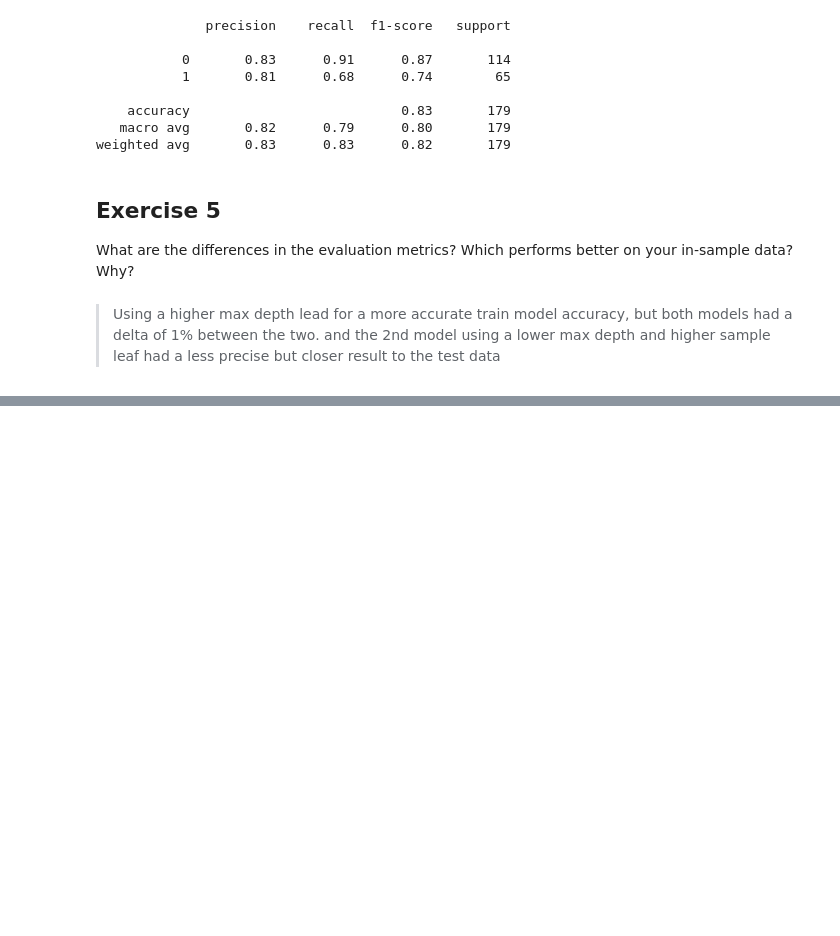
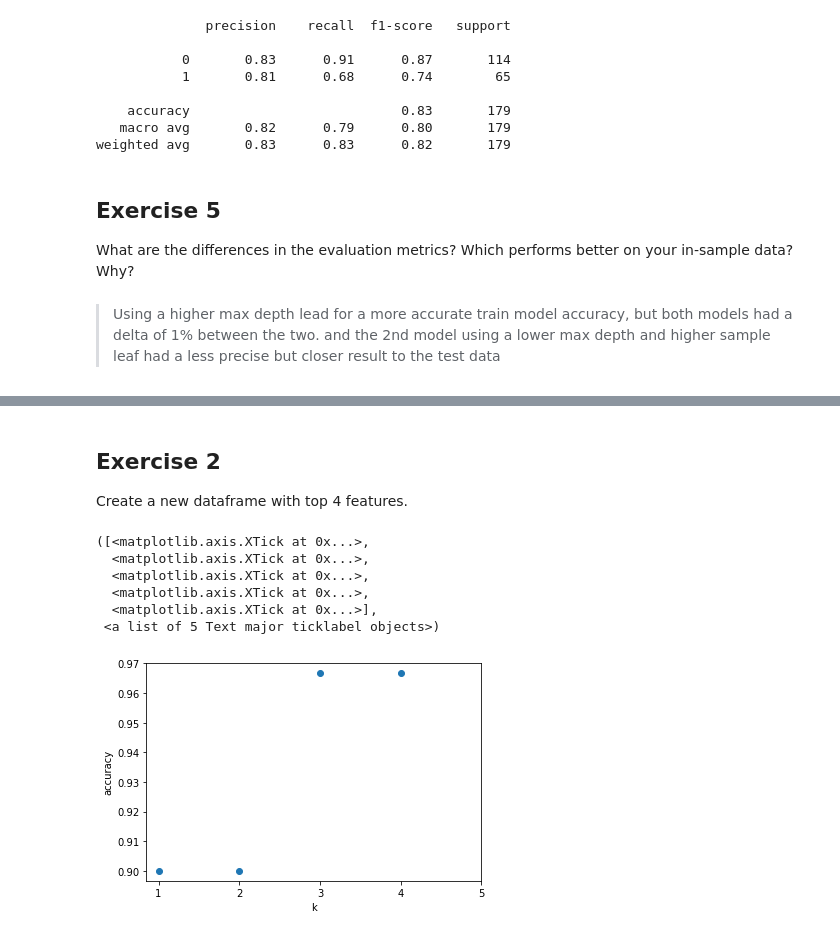
Before and after one commit to jivemachine/ds-methodologies-exercises, a Jupyter notebook: classification/model.ipynb, the cells around one changed output, grey strips where cells are left out. Saved outputs shown, nothing was run; the diff lists cells and outputs as text; code cells hidden in the pictures; blank space fills up the shorter version.

Commit message:
Added KNN exercises

```diff
--- a/classification/model.ipynb
+++ b/classification/model.ipynb
@@ -850,0 +1044,4 @@ What are the differences in the evaluation metrics? Which performs better on you
+# %%
+# selecting our object and fitting our data
+knn = KNeighborsClassifier(n_neighbors=20)
+knn.fit(X_train, y_train)
@@ -850,0 +1118,5 @@ What are the differences in the evaluation metrics? Which performs better on you
+# %%
+iris_df = get_iris_data()
+
+
+iris_train, iris_test = train_test_split(iris_df, random_state=123, test_size=0.2)
@@ -850,0 +1132,7 @@ What are the differences in the evaluation metrics? Which performs better on you
+# %%
+iris_X_train = iris_train[['sepal_length', 'sepal_width', 'petal_length', 'petal_width']]
+iris_y_train = iris_train[['species_name']]
+iris_X_test = iris_test[['sepal_length', 'sepal_width', 'petal_length', 'petal_width']]
+iris_y_test = iris_test[['species_name']]
+# %%
+knn.fit(iris_X_train, iris_y_train)
@@ -850,0 +1165,23 @@ What are the differences in the evaluation metrics? Which performs better on you
+# %% [markdown]
+## Exercise 2
+Create a new dataframe with top 4 features.
+# %%
+k_range = range(1, 5)
+scores = []
+for k in k_range:
+    knn = KNeighborsClassifier(n_neighbors = k)
+    knn.fit(iris_X_train, iris_y_train)
+    scores.append(knn.score(iris_X_test, iris_y_test))
+plt.figure()
+plt.xlabel('k')
+plt.ylabel('accuracy')
+plt.scatter(k_range, scores)
+plt.xticks([1,2,3,4,5])
+# %% [output]
+([<matplotlib.axis.XTick at 0x...>,
+  <matplotlib.axis.XTick at 0x...>,
+  <matplotlib.axis.XTick at 0x...>,
+  <matplotlib.axis.XTick at 0x...>,
+  <matplotlib.axis.XTick at 0x...>],
+ <a list of 5 Text major ticklabel objects>)
+[figure, added]
```
Also changed, not shown: parts of 62 cells of this notebook.
